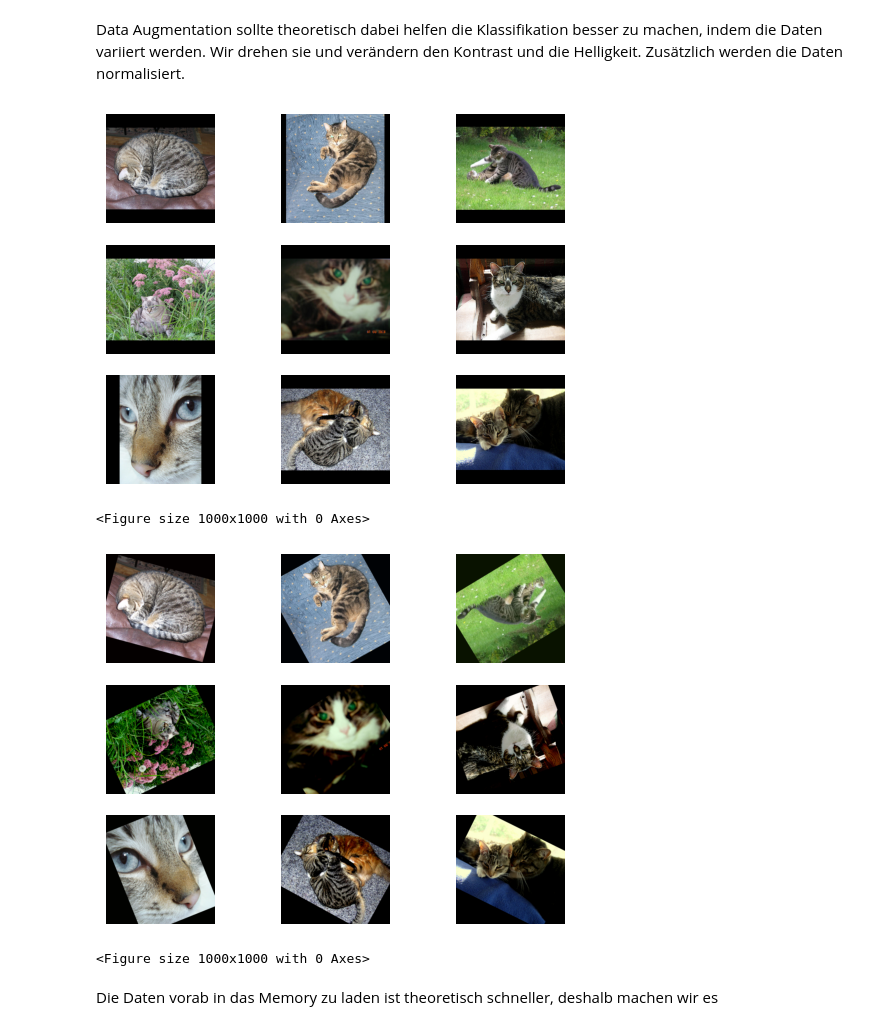
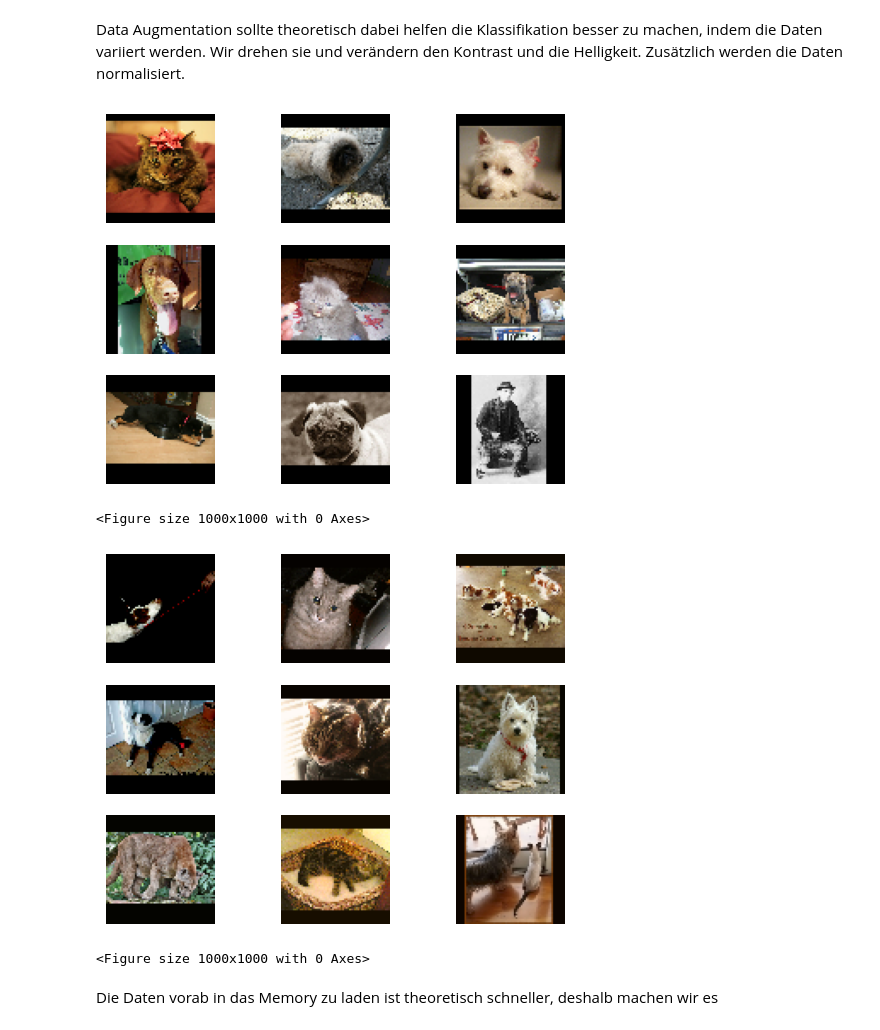
Before and after one commit to AngryBacteria/deeplearning-project-gujen1-steij14, a Jupyter notebook: imagenet_cnn.ipynb, the cells around one changed output. Saved outputs shown, nothing was run; the diff lists cells and outputs as text; code cells hidden in the pictures.

```diff
--- a/imagenet_cnn.ipynb
+++ b/imagenet_cnn.ipynb
@@ -7,10 +7,9 @@ import keras
 from keras import layers
 from livelossplot import PlotLossesKeras
 from matplotlib import pyplot as plt
-from tensorflow import data as tf_data
 
-IMAGE_SIZE = (256, 256)
-INPUT_SHAPE = (256, 256, 3)
+IMAGE_SIZE = (64, 64)
+INPUT_SHAPE = (64, 64, 3)
 BATCH_SIZE = 64
 # %% [markdown]
 Mit der Funktion `image_dataset_from_directory` können wir die Bilddaten von der Festplatte laden. Dabei müssen sie in einem bestimmten Format sein. Ein Image Ordner mit jeweils einem Ordner für jede Klasse. Hier werden auch direkt die Batches erstellt, die Bilder gepadded auf eine gemeinsame Grösse und ein Validation/Trian Split erstellt.
@@ -64,45 +63,43 @@ tf.Tensor(
 Data Augmentation sollte theoretisch dabei helfen die Klassifikation besser zu machen, indem die Daten variiert werden. Wir drehen sie und verändern den Kontrast und die Helligkeit. Zusätzlich werden die Daten normalisiert.
 # %%
 data_augmentation_layers = [
-    layers.RandomFlip("horizontal_and_vertical"),
-    layers.RandomRotation(0.1, fill_mode="constant", interpolation="bilinear"),
+    #layers.RandomFlip("horizontal_and_vertical"),
+    #layers.RandomRotation(0.1, fill_mode="constant", interpolation="bilinear"),
     layers.RandomContrast(0.4),
     layers.RandomBrightness(0.4),
     layers.Rescaling(1./255)
 ]
 
 def data_augmentation(images):
     for layer in data_augmentation_layers:
         images = layer(images)
     return images
 
 augmented_train_ds = train_ds.map(
-    lambda images, labels: (data_augmentation(images), labels),
-    num_parallel_calls=tf_data.AUTOTUNE)
+    lambda images, labels: (data_augmentation(images), labels))
 
 augmented_val_ds = val_ds.map(
-    lambda images, labels: (data_augmentation(images), labels),
-    num_parallel_calls=tf_data.AUTOTUNE)
+    lambda images, labels: (data_augmentation(images), labels))
 
 for batch_images, _ in train_ds.take(1):
     for i in range(9):
         ax = plt.subplot(3, 3, i + 1)
         plt.imshow(keras.utils.array_to_img(batch_images[i]))
         plt.axis("off")
 plt.figure(figsize=(10, 10))
 plt.show()
 
 for batch_images, _ in augmented_train_ds.take(1):
     for i in range(9):
         ax = plt.subplot(3, 3, i + 1)
         plt.imshow(keras.utils.array_to_img(batch_images[i]))
         plt.axis("off")
 plt.figure(figsize=(10, 10))
 plt.show()
 # %% [output]
-[figure, old version]
+[figure, new version]
 <Figure size 1000x1000 with 0 Axes>
-[figure, old version]
+[figure, new version]
 <Figure size 1000x1000 with 0 Axes>
 # %% [markdown]
 Die Daten vorab in das Memory zu laden ist theoretisch schneller, deshalb machen wir es
```
Also changed, not shown: parts of 4 cells of this notebook.
